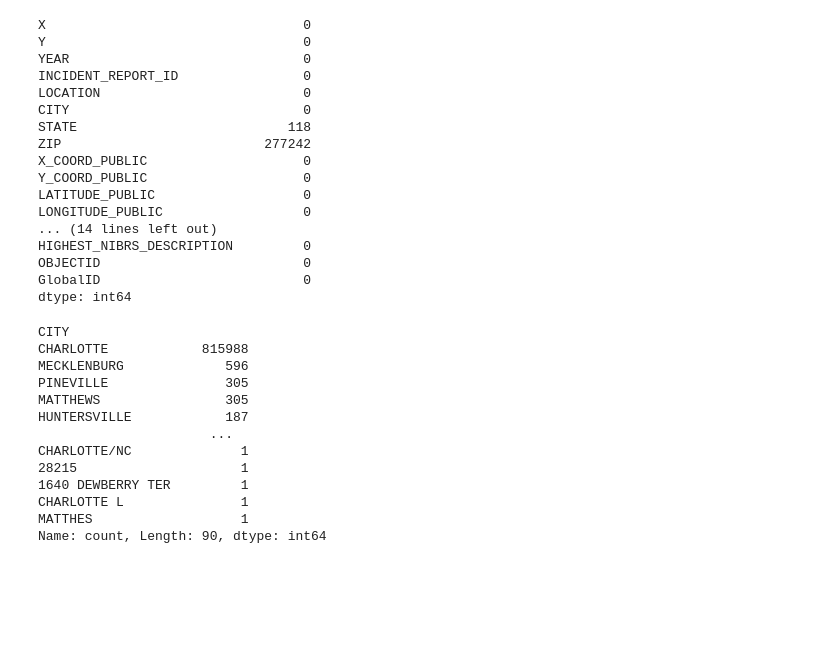
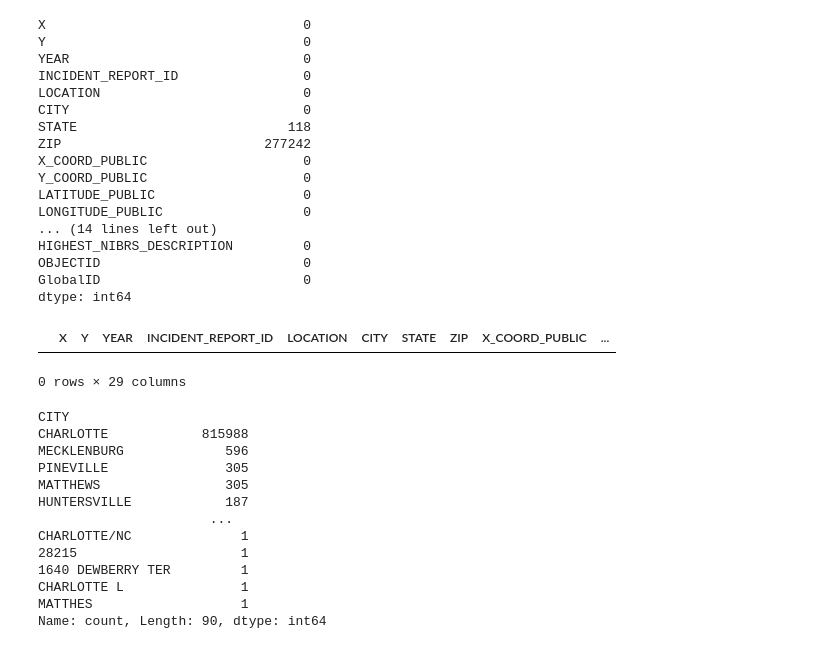
Before and after one commit to alundy98/Charlotte-Transit-Safety-Project, a Jupyter notebook: cmpd_cleaning.ipynb, the cells around one changed output. Drawn from its saved outputs; the diff is of its cells as text; code cells hidden in the pictures; blank space fills up the shorter version.

```diff
--- a/cmpd_cleaning.ipynb
+++ b/cmpd_cleaning.ipynb
@@ -60,6 +60,11 @@ HIGHEST_NIBRS_DESCRIPTION         0
 OBJECTID                          0
 GlobalID                          0
 dtype: int64
+# %%
+df[df.duplicated()]
+# %% [output]
+|  | X | Y | YEAR | INCIDENT_REPORT_ID | LOCATION | CITY | STATE | ZIP | X_COORD_PUBLIC | ... |
+0 rows × 29 columns
 # %%
 df['CITY'].value_counts()
 # %% [output]
```
Also changed, not shown: parts of 6 cells of this notebook, 7 other files.
